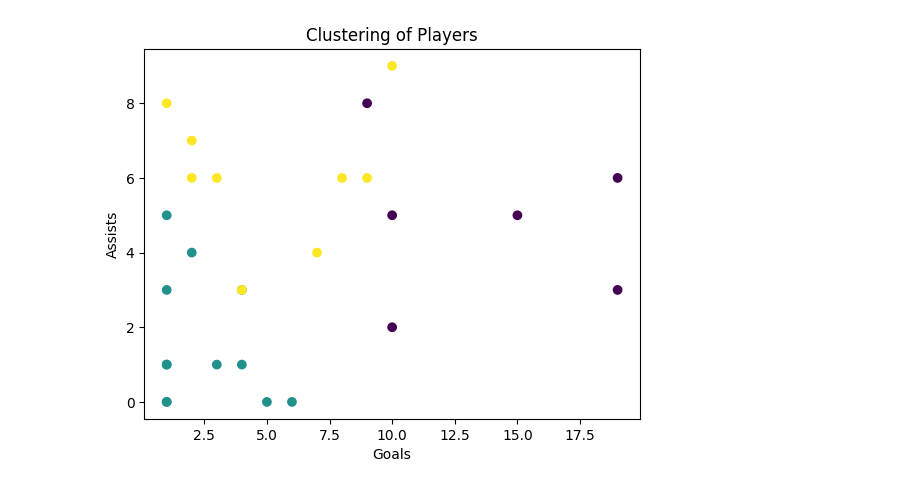
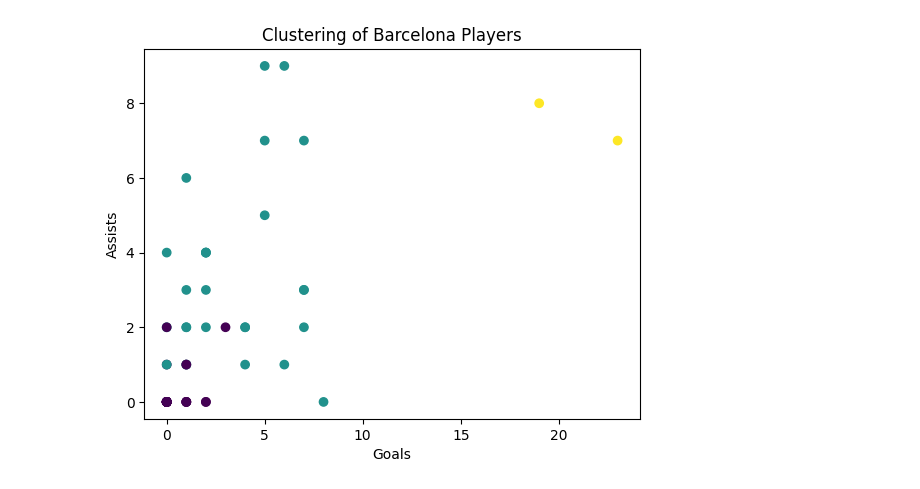
Before and after one commit to ash-win19/soccer-analytics, a Jupyter notebook: Soccer_Analytics.ipynb, the cells around one changed output. Saved outputs shown, nothing was run; the diff lists cells and outputs as text; code cells hidden in the pictures.

```diff
--- a/Soccer_Analytics.ipynb
+++ b/Soccer_Analytics.ipynb
@@ -139,0 +160,26 @@ data.to_csv('player_stats_with_PPI.csv', index=False)
+# %%
+# Normalization - Barcelona
+import pandas as pd
+from sklearn.preprocessing import StandardScaler
+
+# Load your data
+barcelona_data = pd.read_csv('/content/Barcelona Output.csv')
+barcelona_data.head()
+
+scaler = StandardScaler()
+
+# Select relevant columns
+features = ['Gls', 'Ast', 'G+A', 'Crs', 'xG', 'xAG', 'SoT', 'FK', 'Cmp', 'GCA', 'Tkl']
+
+# Normalize the features
+barcelona_normalized_data = scaler.fit_transform(barcelona_data[features])
+
+
+# Create a DataFrame with normalized features
+barcelona_normalized_df = pd.DataFrame(barcelona_normalized_data, columns=[f'Normalized_{col}' for col in features])
+
+# Calculate the Player Performance Index (PPI)
+barcelona_data['PPI'] = barcelona_normalized_df.mean(axis=1)
+
+# Save the updated dataset with PPI
+barcelona_data.to_csv('barcelona_player_stats_with_PPI.csv', index=False)
@@ -232,25 +652,25 @@ weighted avg       0.67      0.67      0.67         6
 # %%
-#Clustering: Grouping Similar Players Together
+#Clustering - Barcelona (Grouping similar players together)
 from sklearn.cluster import KMeans
 from sklearn.preprocessing import StandardScaler
 import matplotlib.pyplot as plt
 
 # Feature selection (example)
-X = data[['Gls', 'Ast', 'xG', 'MP']]
+X = barcelona_data[['Gls', 'Ast', 'xG', 'MP']]
 
 # Normalize the data
 scaler = StandardScaler()
 X_scaled = scaler.fit_transform(X)
 
 # Apply KMeans clustering
 kmeans = KMeans(n_clusters=3, random_state=42)
-data['Cluster'] = kmeans.fit_predict(X_scaled)
+barcelona_data['Cluster'] = kmeans.fit_predict(X_scaled)
 
 # Visualize the clusters
-plt.scatter(data['Gls'], data['Ast'], c=data['Cluster'], cmap='viridis')
+plt.scatter(barcelona_data['Gls'], barcelona_data['Ast'], c=barcelona_data['Cluster'], cmap='viridis')
 plt.xlabel('Goals')
 plt.ylabel('Assists')
-plt.title('Clustering of Players')
+plt.title('Clustering of Barcelona Players')
 plt.show()
 # %% [output]
-[figure, old version]
+[figure, new version]
```
Also changed, not shown: parts of 23 cells of this notebook.
